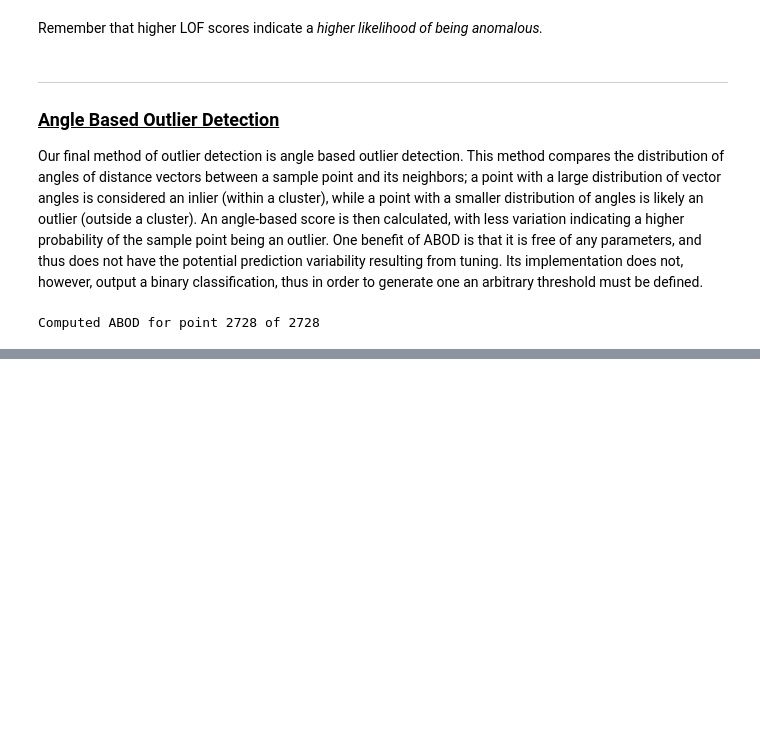
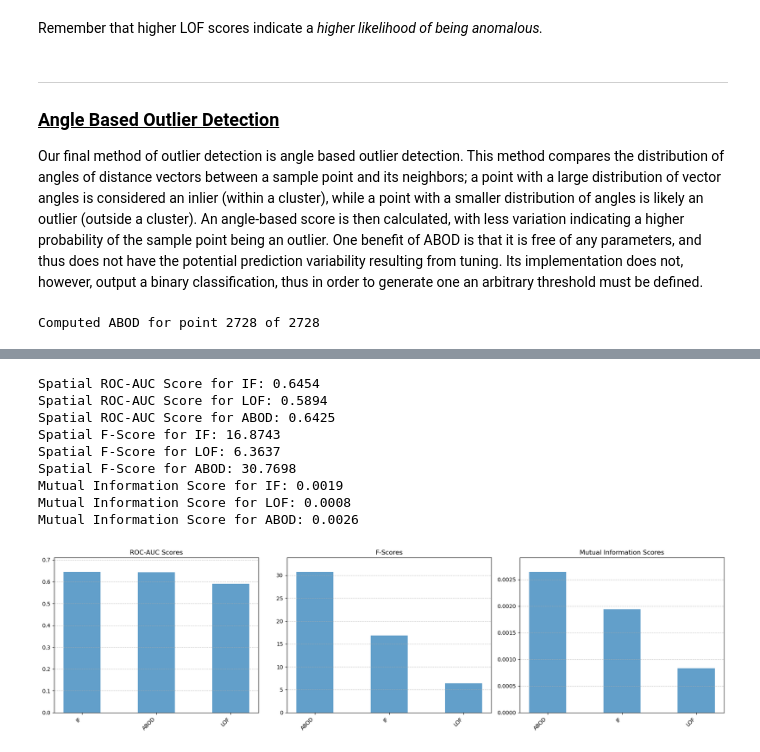
Before and after one commit to tyhowee/geo_datasci_tools, a Jupyter notebook: outlier_detection.ipynb, the cells around one changed output, grey strips where cells are left out. Saved outputs shown, nothing was run; the diff lists cells and outputs as text; code cells hidden in the pictures; blank space fills up the shorter version.

```diff
--- a/outlier_detection.ipynb
+++ b/outlier_detection.ipynb
@@ -594,0 +927,28 @@ def ABOD_unoptimized(
+# %%
+# Calculate scores for each outlier detection method
+
+# 0.005 rad ~=500m
+roc_auc_scores = calculate_roc_auc(
+    outlier_results, outlier_result_names, validation_df, radius=0.005
+)
+
+f_scores = calculate_f_score(
+    outlier_results, outlier_result_names, validation_df, radius=0.005
+)
+
+mi_scores = calculate_mi_score(
+    outlier_results, outlier_result_names, validation_df, radius=0.005
+)
+
+plot_score_histograms([roc_auc_scores, f_scores, mi_scores], titles=["ROC-AUC Scores", "F-Scores", "Mutual Information Scores"])
+# %% [output]
+Spatial ROC-AUC Score for IF: 0.6454
+Spatial ROC-AUC Score for LOF: 0.5894
+Spatial ROC-AUC Score for ABOD: 0.6425
+Spatial F-Score for IF: 16.8743
+Spatial F-Score for LOF: 6.3637
+Spatial F-Score for ABOD: 30.7698
+Mutual Information Score for IF: 0.0019
+Mutual Information Score for LOF: 0.0008
+Mutual Information Score for ABOD: 0.0026
+[figure, added]
```
Also changed, not shown: parts of 16 cells of this notebook.
